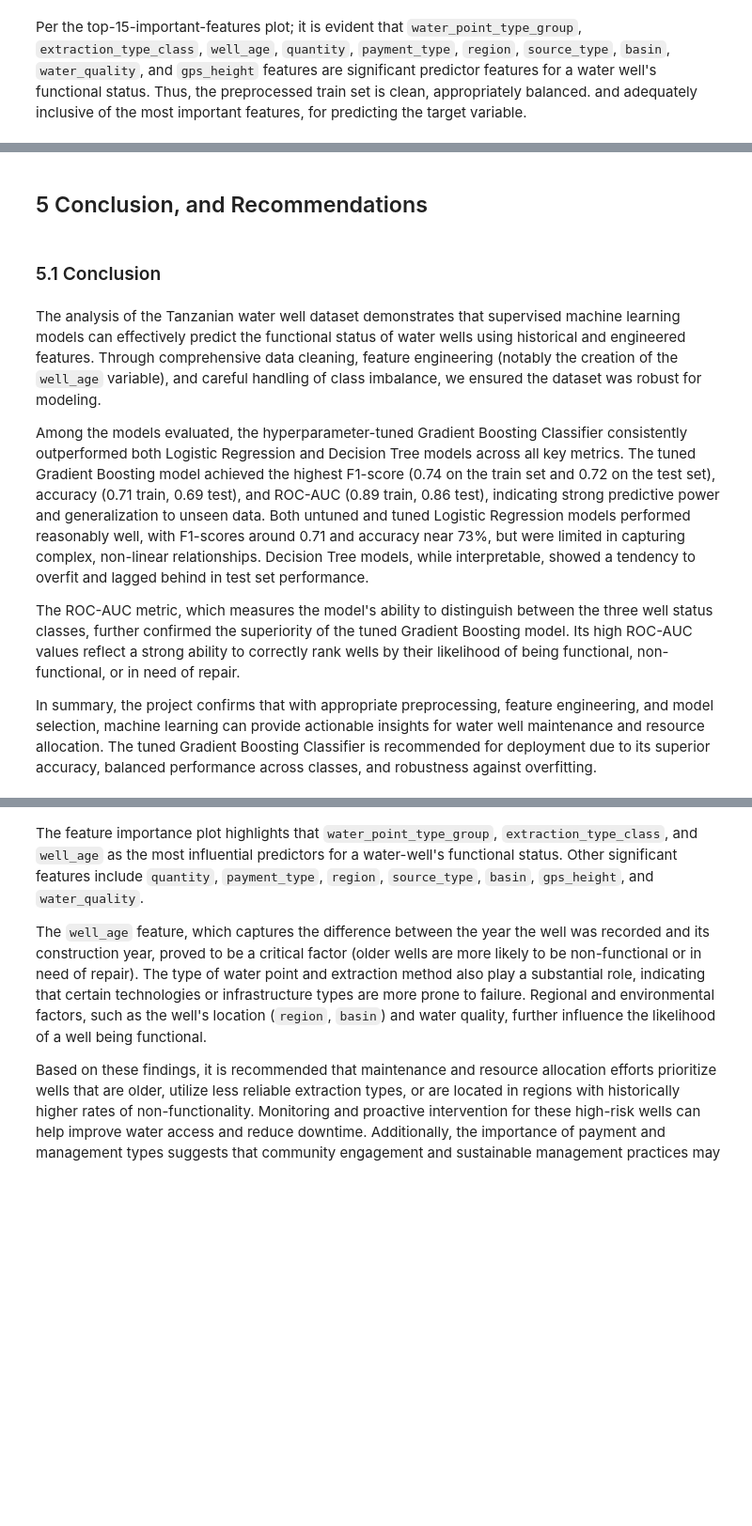
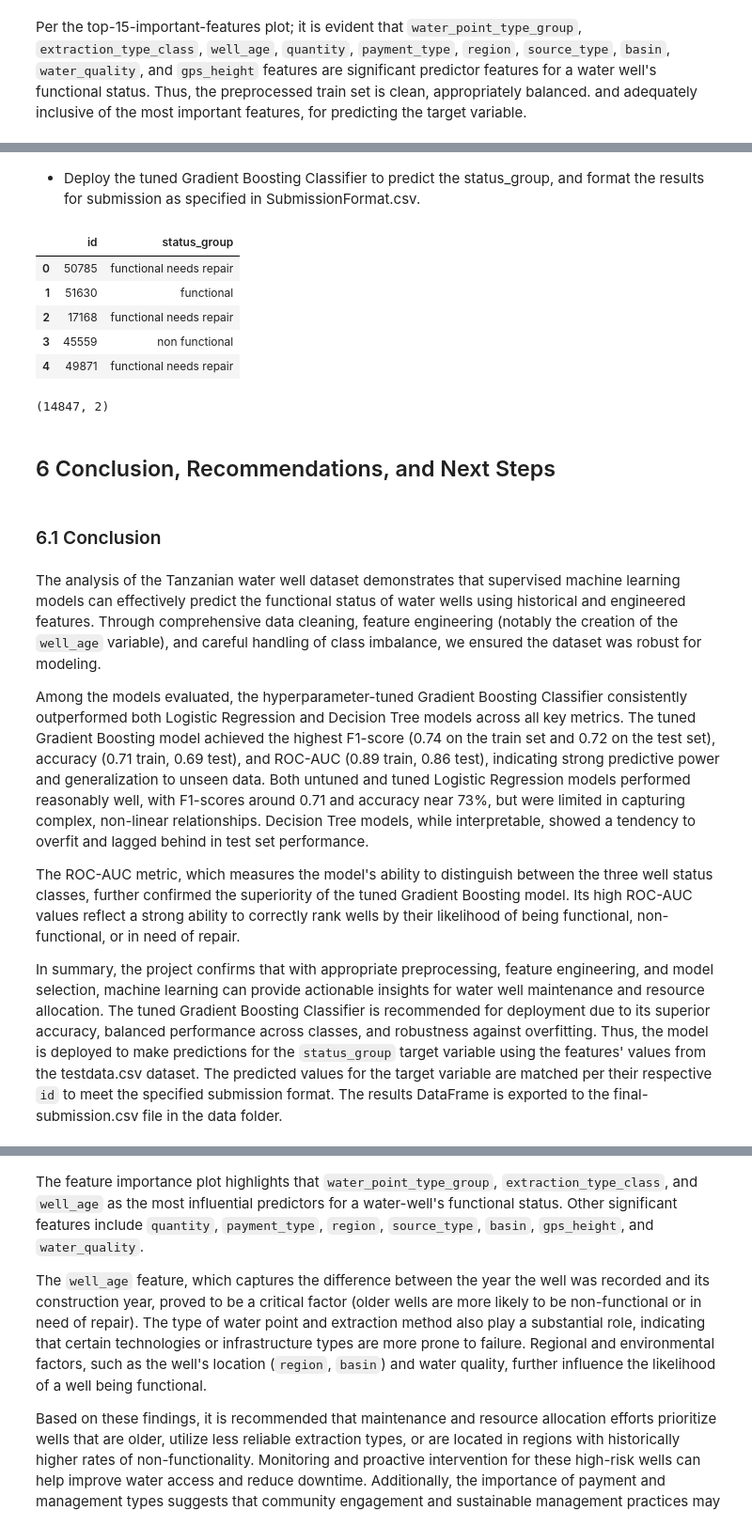
Before and after one commit to mwakad/supervised-ml-classifiers-for-predicting-water-wells-condition, a Jupyter notebook: index.ipynb, the cells around one changed output, grey strips where cells are left out. Shown at 94% size. Drawn from its saved outputs; the diff is of its cells as text; code cells hidden in the pictures; blank space fills up the shorter version.

```diff
--- a/index.ipynb
+++ b/index.ipynb
@@ -1204,0 +1259,25 @@ Per the top-15-important-features plot; it is evident that `water_point_type_gro
+# %% [markdown]
+- Deploy the tuned Gradient Boosting Classifier to predict the status_group, and format the results for submission as specified in SubmissionFormat.csv.
+# %%
+# Predict the status_group for the test set
+test_predictions = gs_gb.predict(test_df_encoded)
+
+# Create a submission DataFrame
+submission_df = pd.DataFrame({
+    'id': test_features['id'],
+    'status_group': le.inverse_transform(test_predictions)
+})
+
+submission_df.head()
+# %% [output]
+|  | id | status_group |
+| 0 | 50785 | functional needs repair |
+| 1 | 51630 | functional |
+| 2 | 17168 | functional needs repair |
+| 3 | 45559 | non functional |
+| 4 | 49871 | functional needs repair |
+# %%
+# Check shape
+submission_df.shape
+# %% [output]
+(14847, 2)
@@ -1205,7 +1287,7 @@ Per the top-15-important-features plot; it is evident that `water_point_type_gro
 # %% [markdown]
-## 5 Conclusion, and Recommendations
+## 6 Conclusion, Recommendations, and Next Steps
 # %% [markdown]
-### 5.1 Conclusion
+### 6.1 Conclusion
 # %% [markdown]
 The analysis of the Tanzanian water well dataset demonstrates that supervised machine learning models can effectively predict the functional status of water wells using historical and engineered features. Through comprehensive data cleaning, feature engineering (notably the creation of the `well_age` variable), and careful handling of class imbalance, we ensured the dataset was robust for modeling.
 
@@ -1213,5 +1295,5 @@ Among the models evaluated, the hyperparameter-tuned Gradient Boosting Classifie
 
 The ROC-AUC metric, which measures the model's ability to distinguish between the three well status classes, further confirmed the superiority of the tuned Gradient Boosting model. Its high ROC-AUC values reflect a strong ability to correctly rank wells by their likelihood of being functional, non-functional, or in need of repair.
 
-In summary, the project confirms that with appropriate preprocessing, feature engineering, and model selection, machine learning can provide actionable insights for water well maintenance and resource allocation. The tuned Gradient Boosting Classifier is recommended for deployment due to its superior accuracy, balanced performance across classes, and robustness against overfitting.
+In summary, the project confirms that with appropriate preprocessing, feature engineering, and model selection, machine learning can provide actionable insights for water well maintenance and resource allocation. The tuned Gradient Boosting Classifier is recommended for deployment due to its superior accuracy, balanced performance across classes, and robustness against overfitting. Thus, the model is deployed to make predictions for the `status_group` target variable using the features' values from the testdata.csv dataset. The predicted values for the target variable are matched per their respective `id` to meet the specified submission format. The results DataFrame is exported to the final-submission.csv file in the data folder.
 # %% [markdown]
```
Also changed, not shown: parts of 8 cells of this notebook.
